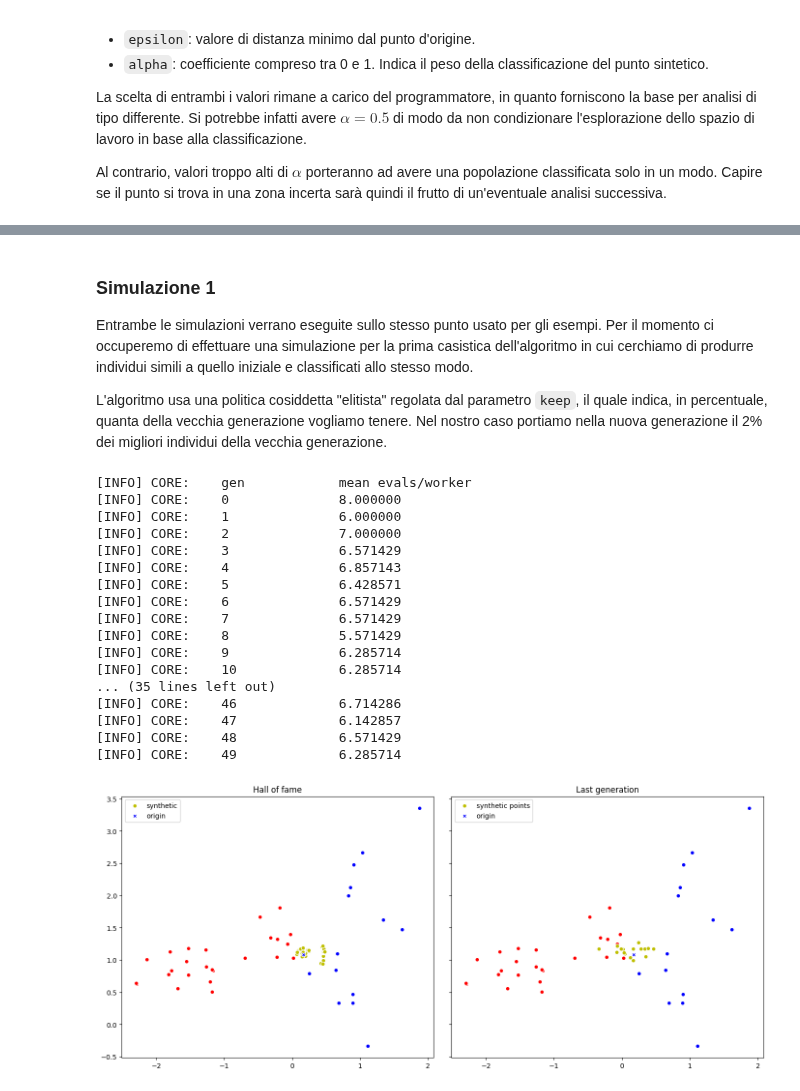
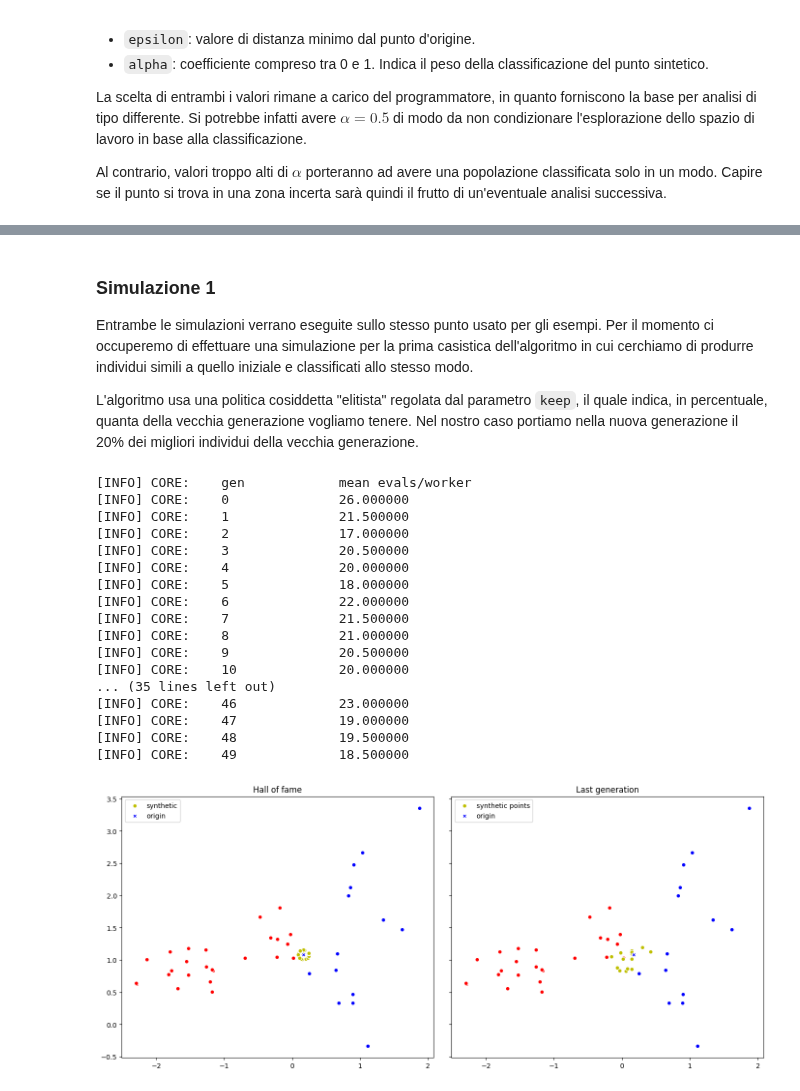
Before and after one commit to FedericoBustaffa/thesis, a Jupyter notebook: src/explain_classifier.ipynb, the cells around one changed output, grey strips where cells are left out. Saved outputs shown, nothing was run; the diff lists cells and outputs as text; code cells hidden in the pictures.

```diff
--- a/src/explain_classifier.ipynb
+++ b/src/explain_classifier.ipynb
@@ -373,7 +373,7 @@ accentutata sarà questa differenza.
 from numpy import linalg
 
 
-def same_evaluate(chromosome, point, classifier, epsilon: float, alpha: float = 0.75):
+def same_evaluate(chromosome, point, classifier, epsilon: float, alpha: float = 0.5):
     assert alpha > 0.0 and alpha < 1.0
 
     # classification
@@ -393,7 +393,7 @@ def same_evaluate(chromosome, point, classifier, epsilon: float, alpha: float =
 
 
 toolbox.set_weights((-1.0,))
-epsilon = linalg.norm(sigma * 0.05, ord=2)
+epsilon = linalg.norm(sigma * 0.025, ord=2)
 toolbox.set_evaluation(same_evaluate, point, classifier, epsilon, 0.75)
 population = list(map(toolbox.evaluate, population))
 # %% [markdown]
@@ -462,7 +465,7 @@ $$
 
 dove $C_t$ è la classe target a cui stiamo cercando di arrivare.
 # %%
-def other_evaluate(chromosome, point, target, classifier, epsilon: float, alpha: float = 0.75):
+def other_evaluate(chromosome, point, target, classifier, epsilon: float, alpha: float = 0.5):
     assert alpha >= 0.0 and alpha < 1.0
 
     # classification
@@ -482,7 +485,7 @@ def other_evaluate(chromosome, point, target, classifier, epsilon: float, alpha:
 
 toolbox.set_weights((-1.0,))
 target=(point_class + 1) % 2
-toolbox.set_evaluation(other_evaluate, point, target, classifier, epsilon, 0.75)
+toolbox.set_evaluation(other_evaluate, point, target, classifier, epsilon, 0.8)
 population = list(map(toolbox.evaluate, population))
 
 fig, (ax1, ax2) = plt.subplots(1, 2, sharey=True, figsize=(14, 6))
@@ -523,19 +526,19 @@ a quello iniziale e classificati allo stesso modo.
 
 L'algoritmo usa una politica cosiddetta "elitista" regolata dal parametro
 `keep`, il quale indica, in percentuale, quanta della vecchia generazione
-vogliamo tenere. Nel nostro caso portiamo nella nuova generazione il 2%
+vogliamo tenere. Nel nostro caso portiamo nella nuova generazione il 20%
 dei migliori individui della vecchia generazione.
 # %%
 from ppga import tools, algorithms, log
 
-toolbox.set_evaluation(same_evaluate, point, classifier, epsilon, 0.75)
+toolbox.set_evaluation(same_evaluate, point, classifier, epsilon, 0.5)
 toolbox.set_selection(tools.sel_tournament, tournsize=3)
 
-hof = base.HallOfFame(100)
+hof = base.HallOfFame(50)
 population, stats = algorithms.pelitist(
     toolbox=toolbox,
     population_size=100,
-    keep=0.02,
+    keep=0.2,
     cxpb=0.8,
     mutpb=0.2,
     max_generations=50,
@@ -550,49 +553,49 @@ fig, (ax1, ax2) = plt.subplots(1, 2, sharey=True, figsize=(14, 6))
 plt.tight_layout()
 
 ax1.set_title("Hall of fame")
 ax1.scatter(X_test[cls0].T[0], X_test[cls0].T[1], c="r", ec="w")
 ax1.scatter(X_test[cls1].T[0], X_test[cls1].T[1], c="b", ec="w")
 
 ax1.scatter(
     hof_synth_points.T[0], hof_synth_points.T[1], c="y", ec="w", label="synthetic"
 )
 
 c = "r" if point_class == 0 else "b"
 ax1.scatter(point[0], point[1], c=c, ec="w", marker="X", label="origin")
 ax1.legend()
 
 ax2.set_title("Last generation")
 ax2.scatter(X_test[cls0].T[0], X_test[cls0].T[1], c="r", ec="w")
 ax2.scatter(X_test[cls1].T[0], X_test[cls1].T[1], c="b", ec="w")
 
 ax2.scatter(
     pop_synth_points.T[0], pop_synth_points.T[1], c="y", ec="w", label="synthetic points"
 )
 
 c = "r" if point_class == 0 else "b"
 ax2.scatter(point[0], point[1], c=c, ec="w", marker="X", label="origin")
 ax2.legend()
 
 plt.show()
 # %% [output]
 [INFO] CORE:    gen            mean evals/worker
-[INFO] CORE:    0              8.000000
-[INFO] CORE:    1              6.000000
-[INFO] CORE:    2              7.000000
-[INFO] CORE:    3              6.571429
-[INFO] CORE:    4              6.857143
-[INFO] CORE:    5              6.428571
-[INFO] CORE:    6              6.571429
-[INFO] CORE:    7              6.571429
-[INFO] CORE:    8              5.571429
-[INFO] CORE:    9              6.285714
-[INFO] CORE:    10             6.285714
+[INFO] CORE:    0              26.000000
+[INFO] CORE:    1              21.500000
+[INFO] CORE:    2              17.000000
+[INFO] CORE:    3              20.500000
+[INFO] CORE:    4              20.000000
+[INFO] CORE:    5              18.000000
+[INFO] CORE:    6              22.000000
+[INFO] CORE:    7              21.500000
+[INFO] CORE:    8              21.000000
+[INFO] CORE:    9              20.500000
+[INFO] CORE:    10             20.000000
 ... (35 lines left out)
-[INFO] CORE:    46             6.714286
-[INFO] CORE:    47             6.142857
-[INFO] CORE:    48             6.571429
-[INFO] CORE:    49             6.285714
+[INFO] CORE:    46             23.000000
+[INFO] CORE:    47             19.000000
+[INFO] CORE:    48             19.500000
+[INFO] CORE:    49             18.500000
-[figure, old version]
+[figure, new version]
 # %% [markdown]
 #### Analisi
 
```
Also changed, not shown: parts of 13 cells of this notebook.
